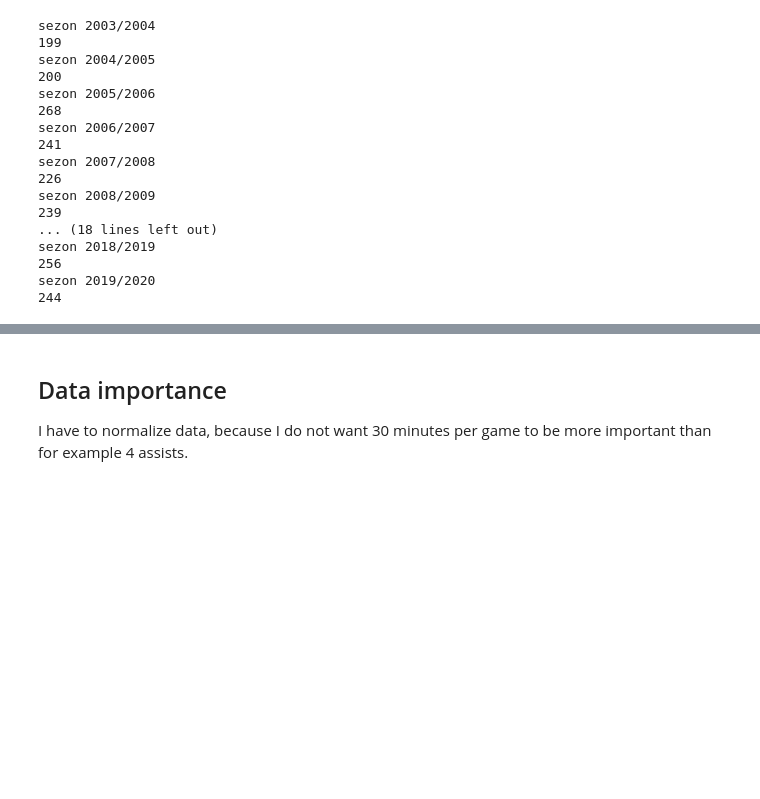
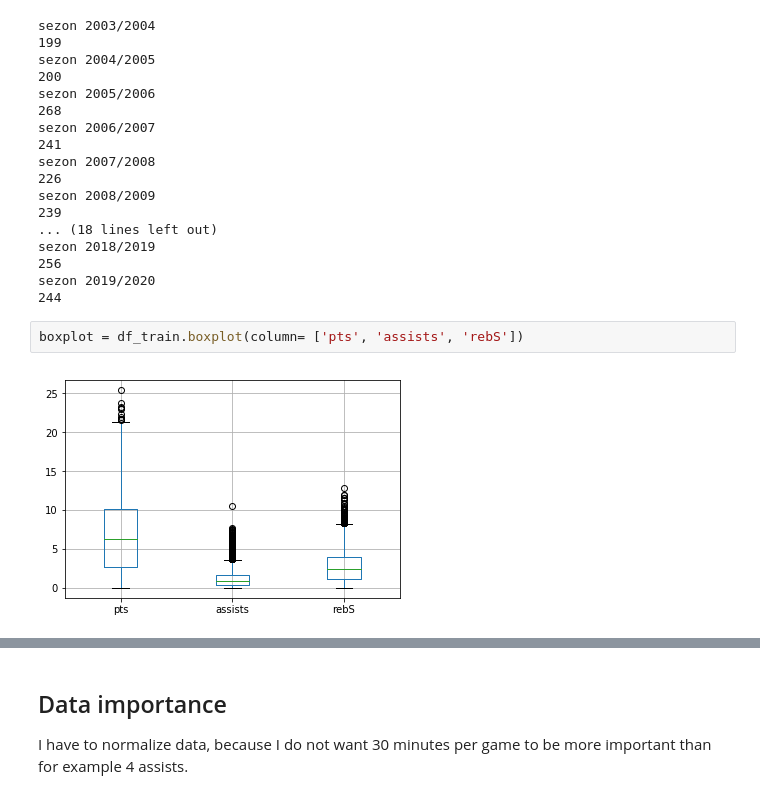
Before and after one commit to jkiezun/plk-mvp-tracker, a Jupyter notebook: PLK_MVP_predictor.ipynb, the cells around one changed output, grey strips where cells are left out. Saved outputs shown, nothing was run; the diff lists cells and outputs as text; blank space fills up the shorter version.

```diff
--- a/PLK_MVP_predictor.ipynb
+++ b/PLK_MVP_predictor.ipynb
@@ -244,3 +241,7 @@ sezon 2018/2019
 256
 sezon 2019/2020
 244
+# %%
+boxplot = df_train.boxplot(column= ['pts', 'assists', 'rebS'])
+# %% [output]
+[figure, added]
```
Also changed, not shown: parts of 11 cells of this notebook, 1 other file.
